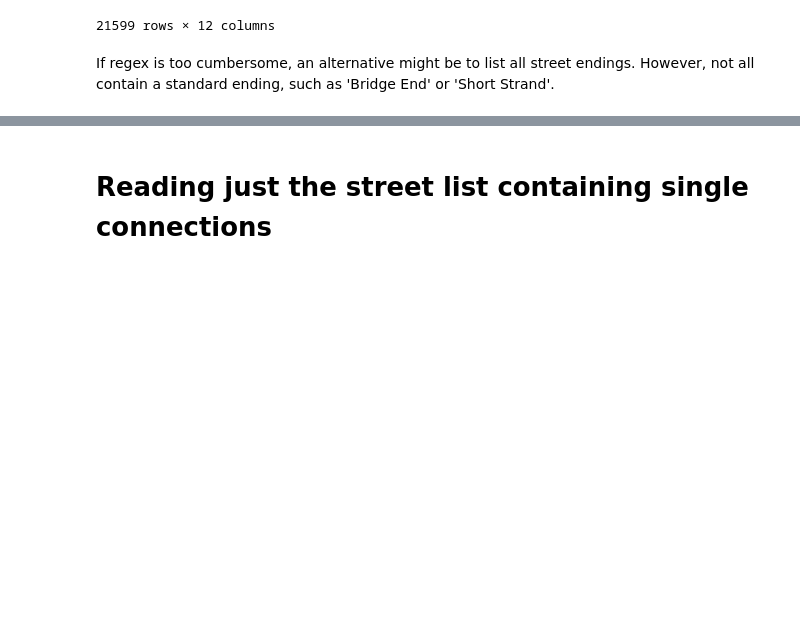
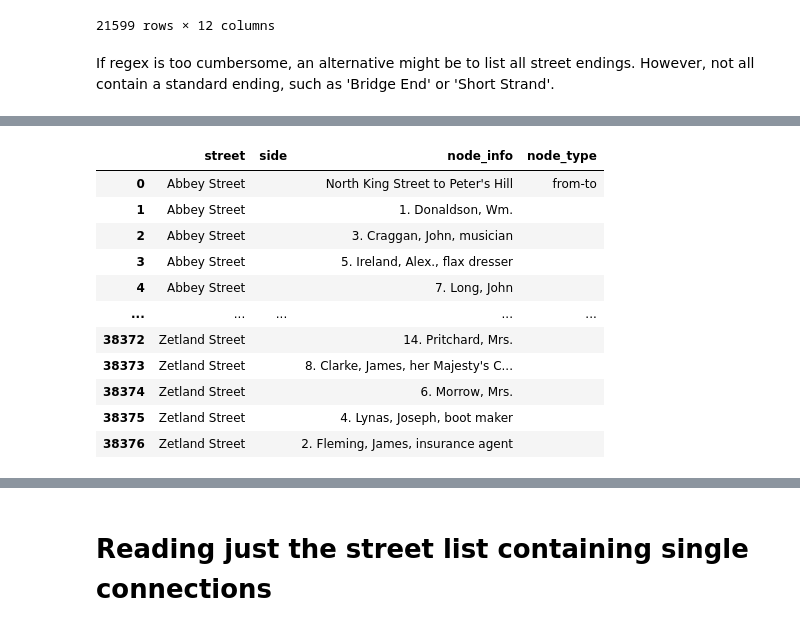
Before and after one commit to sian0x0/Map-Extinct-Addresses, a Jupyter notebook: extract.ipynb, the cells around one changed output, grey strips where cells are left out. Cells and saved outputs as stored; diff of their text form; code cells hidden in the pictures; blank space fills up the shorter version.

Commit message:
extract nodes

```diff
--- a/extract.ipynb
+++ b/extract.ipynb
@@ -9,10 +9,6 @@ import re
 #import plotly.express as px
 # %% [markdown]
 # Reading the full list
-# %%
-#load file into memory
-with open('./data/1877-BSD') as file:
-    txt_file = file.readlines()
 # %%
 # draft/pseudo-function
 #def bsd_txt_to_df(txt_file):
@@ -115,0 +169,78 @@ If regex is too cumbersome, an alternative might be to list all street endings.
+# %%
+def bsd_txt_to_df_basic_nodes(txt_file_path):
+    with open(txt_file_path) as file:
+        txt_file = file.readlines()
+
+    df_node_gather = pd.DataFrame(columns=['street', 'side', 'node_info', 'node_type'])
+    current_street = node_info = ''
+    i = 0
+
+    while i < len(txt_file):
+        line = txt_file[i]
+        next_line = txt_file[i + 1] if i + 1 < len(txt_file) else '' #with EOF protection
+
+        if line.strip() == '' or line.startswith('[Late ') or line.startswith('(Late '):
+            i += 1
+            continue
+
+        # detect street based on next line contents and just assign to variable for now
+        if len(line.split()) < 5 and not '[' in line \
+            and (' to ' in next_line or next_line.startswith('Off ')) \
+                and not any(char.isdigit() for char in next_line) and not ',' in next_line\
+                    and not 'door to' in next_line and not 'entrance to' in next_line:
+            if line.strip() == 'Mountpottinger' or line.strip() == 'Ballymacarrett': # crudely solve edge case of an extra line for district; skip back one line to get street
+                line = txt_file[i -1]
+            side = ''
+            current_street = line.strip()
+            node_info = next_line.strip()
+            node_type = 'from-to'
+            i += 1 # increment i an extra time to avoid processing next line twice
+
+        # crude detect side
+        elif ']' in line:
+            side = line.strip()
+            i += 1
+            continue
+
+        # detect sub street and store the next line, its parent, as the street instead
+        elif len(line.split()) < 5 and (next_line.startswith('See ')):
+            current_street = next_line.replace('See ', '')
+            node_info = line
+            node_type = 'sub-street'
+            i += 1  # increment i an extra time to avoid processing next line twice
+
+        elif 'intersect' in line.lower():
+            node_info = line.strip(".").replace(' intersects', '').replace(' intersect', '')
+            node_type = 'intersect'
+
+        else:
+            node_info = line.strip()
+
+        df_node_gather.loc[len(df_node_gather)] = {
+            'street': current_street,
+            'side': side,
+            'node_info': node_info,
+            'node_type': node_type
+        }
+
+        # reset per-record variables and increment
+        node_info = node_type = ''
+        i += 1
+
+    return df_node_gather
+
+df_basic_nodes = bsd_txt_to_df_basic_nodes('./data/1877-BSD')
+df_basic_nodes
+# %% [output]
+|  | street | side | node_info | node_type |
+| 0 | Abbey Street |  | North King Street to Peter's Hill | from-to |
+| 1 | Abbey Street |  | 1. Donaldson, Wm. |  |
+| 2 | Abbey Street |  | 3. Craggan, John, musician |  |
+| 3 | Abbey Street |  | 5. Ireland, Alex., flax dresser |  |
+| 4 | Abbey Street |  | 7. Long, John |  |
+| ... | ... | ... | ... | ... |
+| 38372 | Zetland Street |  | 14. Pritchard, Mrs. |  |
+| 38373 | Zetland Street |  | 8. Clarke, James, her Majesty's C... |  |
+| 38374 | Zetland Street |  | 6. Morrow, Mrs. |  |
+| 38375 | Zetland Street |  | 4. Lynas, Joseph, boot maker |  |
+| 38376 | Zetland Street |  | 2. Fleming, James, insurance agent |  |
```
Also changed, not shown: parts of 5 cells of this notebook.
